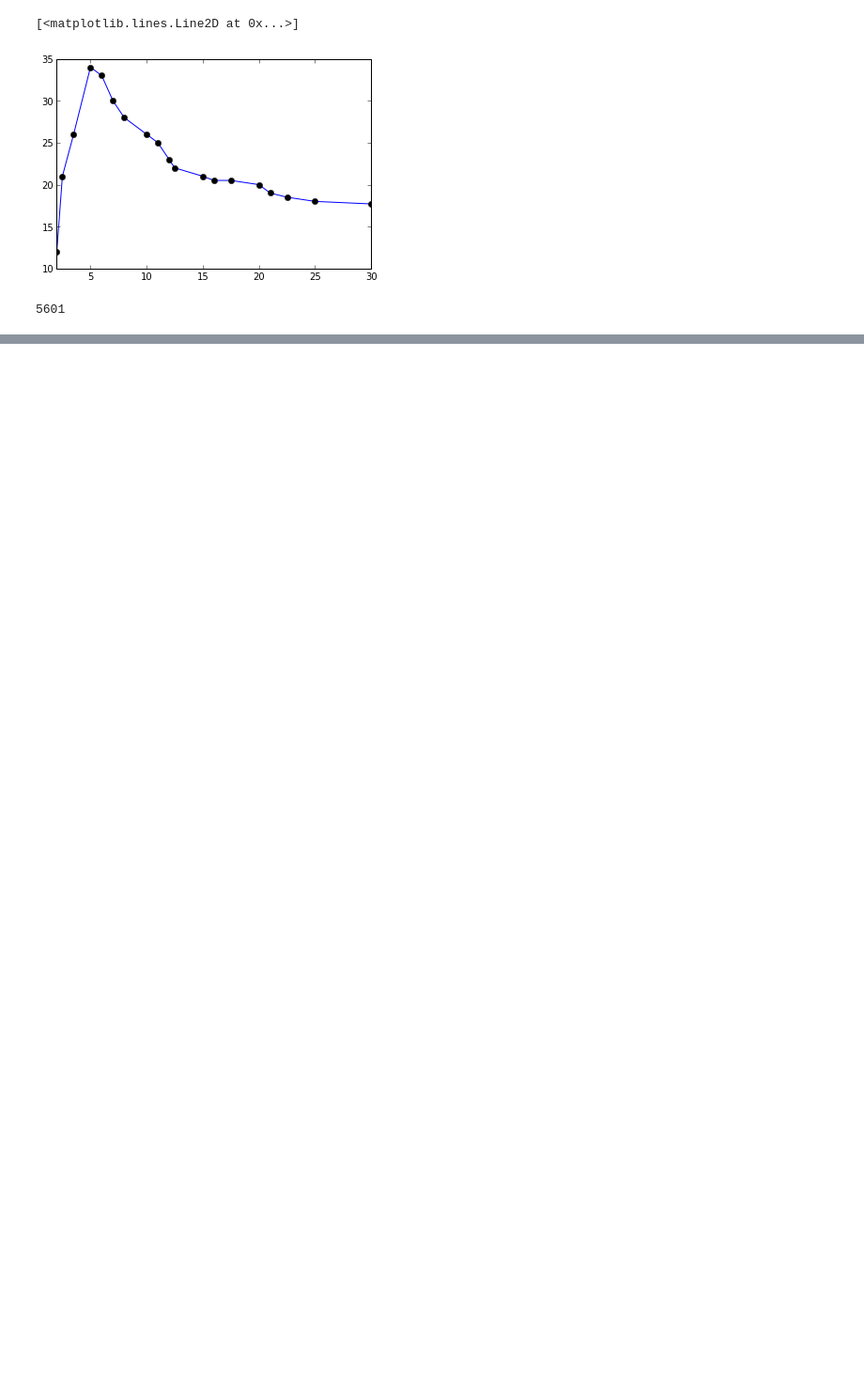
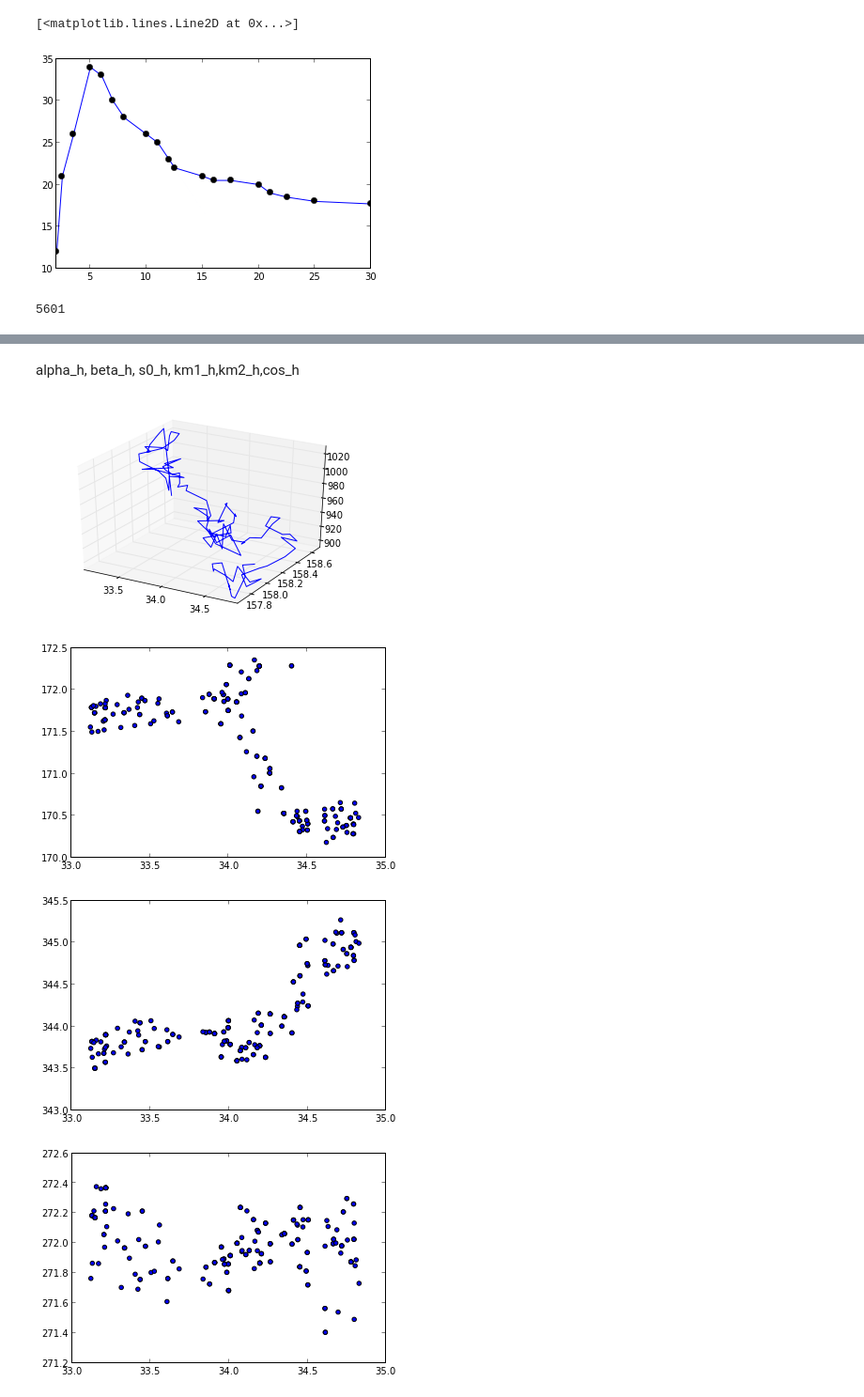
Before and after one commit to HalbardHobby/FisicaComputacional, a Jupyter notebook: Tarea8/Tarea8.ipynb, the cells around one changed output, grey strips where cells are left out. Shown: that part at 94% size. Saved outputs shown, nothing was run; the diff lists cells and outputs as text; code cells hidden in the pictures; blank space fills up the shorter version.

```diff
--- a/Tarea8/Tarea8.ipynb
+++ b/Tarea8/Tarea8.ipynb
@@ -137,0 +219,21 @@ print alpha, beta, s0, km1, km2
+# %% [markdown]
+alpha_h, beta_h, s0_h, km1_h,km2_h,cos_h
+# %%
+#plot(alpha_h,cos_h)
+from mpl_toolkits.mplot3d import Axes3D
+
+fig = plt.figure()
+ax=fig.add_subplot(111, projection='3d')
+ax.plot_wireframe(alpha_h,beta_h,cos_h)
+show()
+scatter(alpha_h,s0_h)
+show()
+scatter(alpha_h,km1_h)
+show()
+scatter(alpha_h,km2_h)
+show()
+# %% [output]
+[figure, added]
+[figure, added]
+[figure, added]
+[figure, added]
```
Also changed, not shown: parts of 10 cells of this notebook.
